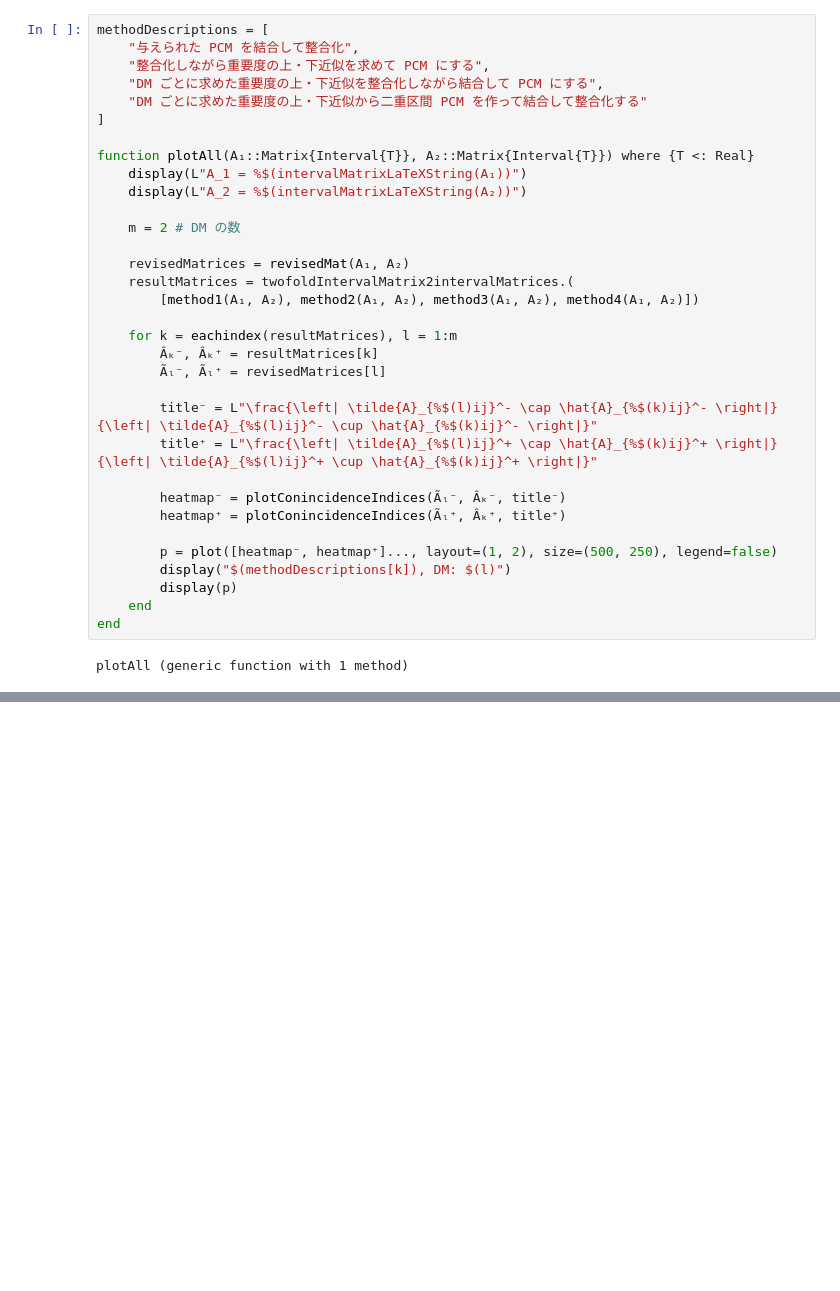
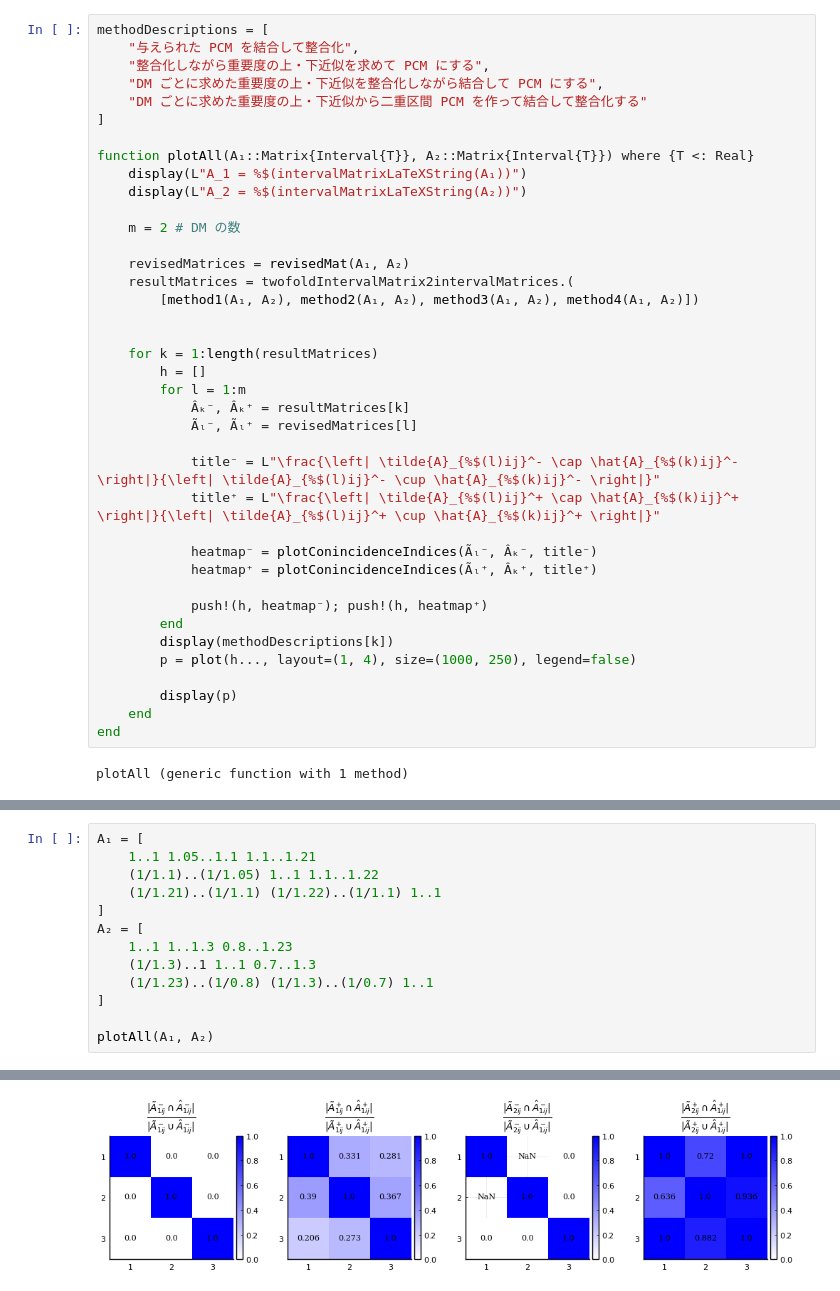
Before and after one commit to Kishikawa1286/illknownpcm, a Jupyter notebook: src/20230112.ipynb, the cells around one changed output, grey strips where cells are left out. Cells and saved outputs as stored; diff of their text form; blank space fills up the shorter version.

```diff
--- a/src/20230112.ipynb
+++ b/src/20230112.ipynb
@@ -81,18 +79,24 @@ function plotAll(A₁::Matrix{Interval{T}}, A₂::Matrix{Interval{T}}) where {T
     resultMatrices = twofoldIntervalMatrix2intervalMatrices.(
         [method1(A₁, A₂), method2(A₁, A₂), method3(A₁, A₂), method4(A₁, A₂)])
 
-    for k = eachindex(resultMatrices), l = 1:m
-        Âₖ⁻, Âₖ⁺ = resultMatrices[k]
-        Ãₗ⁻, Ãₗ⁺ = revisedMatrices[l]
 
-        title⁻ = L"\frac{\left| \tilde{A}_{%$(l)ij}^- \cap \hat{A}_{%$(k)ij}^- \right|}{\left| \tilde{A}_{%$(l)ij}^- \cup \hat{A}_{%$(k)ij}^- \right|}"
-        title⁺ = L"\frac{\left| \tilde{A}_{%$(l)ij}^+ \cap \hat{A}_{%$(k)ij}^+ \right|}{\left| \tilde{A}_{%$(l)ij}^+ \cup \hat{A}_{%$(k)ij}^+ \right|}"
+    for k = 1:length(resultMatrices)
+        h = []
+        for l = 1:m
+            Âₖ⁻, Âₖ⁺ = resultMatrices[k]
+            Ãₗ⁻, Ãₗ⁺ = revisedMatrices[l]
 
-        heatmap⁻ = plotConincidenceIndices(Ãₗ⁻, Âₖ⁻, title⁻)
-        heatmap⁺ = plotConincidenceIndices(Ãₗ⁺, Âₖ⁺, title⁺)
+            title⁻ = L"\frac{\left| \tilde{A}_{%$(l)ij}^- \cap \hat{A}_{%$(k)ij}^- \right|}{\left| \tilde{A}_{%$(l)ij}^- \cup \hat{A}_{%$(k)ij}^- \right|}"
+            title⁺ = L"\frac{\left| \tilde{A}_{%$(l)ij}^+ \cap \hat{A}_{%$(k)ij}^+ \right|}{\left| \tilde{A}_{%$(l)ij}^+ \cup \hat{A}_{%$(k)ij}^+ \right|}"
 
-        p = plot([heatmap⁻, heatmap⁺]..., layout=(1, 2), size=(500, 250), legend=false)
-        display("$(methodDescriptions[k]), DM: $(l)")
+            heatmap⁻ = plotConincidenceIndices(Ãₗ⁻, Âₖ⁻, title⁻)
+            heatmap⁺ = plotConincidenceIndices(Ãₗ⁺, Âₖ⁺, title⁺)
+
+            push!(h, heatmap⁻); push!(h, heatmap⁺)
+        end
+        display(methodDescriptions[k])
+        p = plot(h..., layout=(1, 4), size=(1000, 250), legend=false)
+
         display(p)
     end
 end
@@ -127,0 +130,14 @@ $A_2 = \begin{bmatrix} \left[ 1.0, 1.0 \right] & \left[ 2.2, 2.8 \right] & \left
+# %%
+A₁ = [
+    1..1 1.05..1.1 1.1..1.21
+    (1/1.1)..(1/1.05) 1..1 1.1..1.22
+    (1/1.21)..(1/1.1) (1/1.22)..(1/1.1) 1..1
+]
+A₂ = [
+    1..1 1..1.3 0.8..1.23
+    (1/1.3)..1 1..1 0.7..1.3
+    (1/1.23)..(1/0.8) (1/1.3)..(1/0.7) 1..1
+]
+
+plotAll(A₁, A₂)
+# %% [output]
@@ -127,0 +147 @@ $A_2 = \begin{bmatrix} \left[ 1.0, 1.0 \right] & \left[ 2.2, 2.8 \right] & \left
+[figure, added]
```
Also changed, not shown: parts of 4 cells of this notebook, 5 other files.
